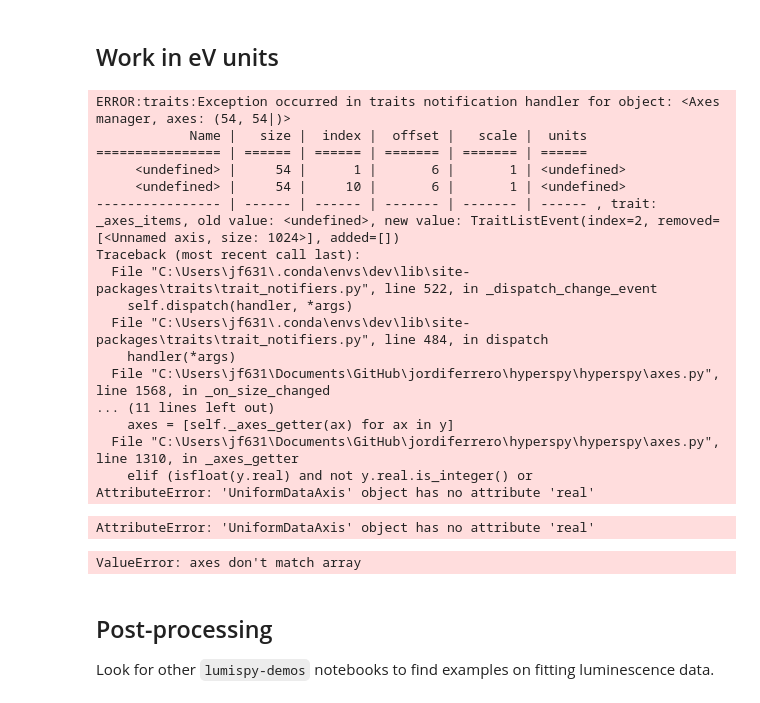
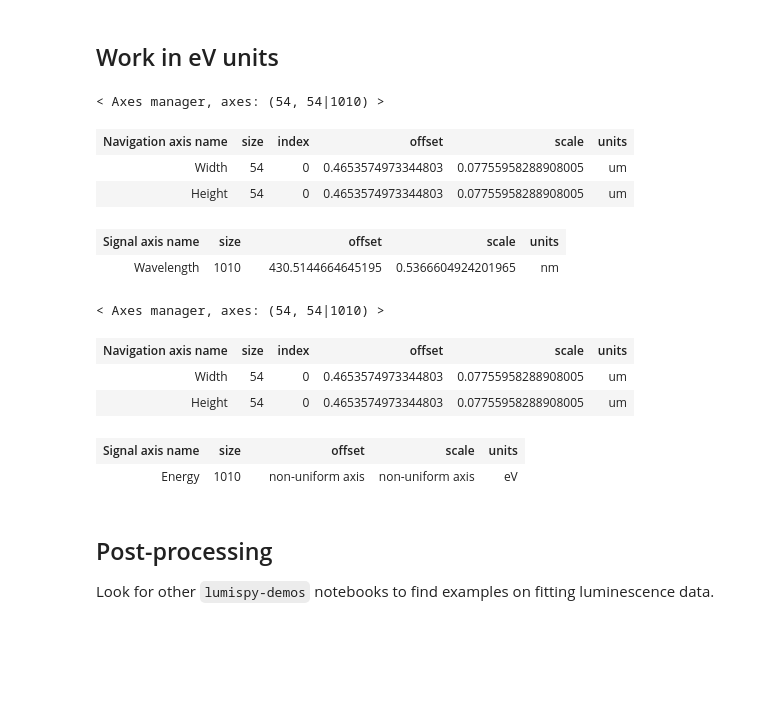
Before and after one commit to LumiSpy/lumispy-demos, a Jupyter notebook: AttolightSEM_HYP.ipynb, the cells around one changed output. Cells and saved outputs as stored; diff of their text form; code cells hidden in the pictures; blank space fills up the shorter version.

```diff
--- a/AttolightSEM_HYP.ipynb
+++ b/AttolightSEM_HYP.ipynb
@@ -41,8 +37,3 @@ WARNING:hyperspy.io:`signal_type='CL_SEM'` not understood. See `hs.print_known_s
-# %%
-cl = lum.signals.CLSEMSpectrum(cl)
-cl.axes_manager.signal_axes[0].offset = 426.7578430175781
-cl.axes_manager.signal_axes[0].scale = 0.5366604924201965
-cl.axes_manager.signal_axes[0].units = 'nm'
 # %% [markdown]
 ## Metadata
 
@@ -144,3 +121,5 @@ WARNING:hyperspy.misc.hist_tools:Estimated number of bins using `bins='fd'` is t
+# %%
+cl.remove_spikes(inplace=True)
 # %%
 # If not all spikes are removed, you can use the GUI to manually select pixels:
-cl_clean.remove_spikes(interactive=True, inplace=True)
+cl.remove_spikes(interactive=True, inplace=True)
@@ -172,23 +140,11 @@ cl_clean.mean().plot()
 # %% [markdown]
 ## Work in eV units
-# %%
-cl_clean.to_eV()
-# %% [output]
-ERROR:traits:Exception occurred in traits notification handler for object: <Axes manager, axes: (54, 54|)>
-            Name |   size |  index |  offset |   scale |  units
-================ | ====== | ====== | ======= | ======= | ======
-     <undefined> |     54 |      1 |       6 |       1 | <undefined>
-     <undefined> |     54 |     10 |       6 |       1 | <undefined>
----------------- | ------ | ------ | ------- | ------- | ------ , trait: _axes_items, old value: <undefined>, new value: TraitListEvent(index=2, removed=[<Unnamed axis, size: 1024>], added=[])
-Traceback (most recent call last):
-  File "C:\Users\jf631\.conda\envs\dev\lib\site-packages\traits\trait_notifiers.py", line 522, in _dispatch_change_event
-    self.dispatch(handler, *args)
-  File "C:\Users\jf631\.conda\envs\dev\lib\site-packages\traits\trait_notifiers.py", line 484, in dispatch
-    handler(*args)
-  File "C:\Users\jf631\Documents\GitHub\jordiferrero\hyperspy\hyperspy\axes.py", line 1568, in _on_size_changed
-... (11 lines left out)
-    axes = [self._axes_getter(ax) for ax in y]
-  File "C:\Users\jf631\Documents\GitHub\jordiferrero\hyperspy\hyperspy\axes.py", line 1310, in _axes_getter
-    elif (isfloat(y.real) and not y.real.is_integer() or
-AttributeError: 'UniformDataAxis' object has no attribute 'real'
-AttributeError: 'UniformDataAxis' object has no attribute 'real'
+# %%
+cl.axes_manager
+# %% [output]
+< Axes manager, axes: (54, 54|1010) >
+| Navigation axis name | size | index | offset | scale | units |
+| Width | 54 | 0 | 0.4653574973344803 | 0.07755958288908005 | um |
+| Height | 54 | 0 | 0.4653574973344803 | 0.07755958288908005 | um |
+| Signal axis name | size |  | offset | scale | units |
+| Wavelength | 1010 |  | 430.5144664645195 | 0.5366604924201965 | nm |
@@ -195,7 +153,14 @@ AttributeError: 'UniformDataAxis' object has no attribute 'real'
+# %%
+cl_ev.axes_manager
+# %% [output]
+< Axes manager, axes: (54, 54|1010) >
+| Navigation axis name | size | index | offset | scale | units |
+| Width | 54 | 0 | 0.4653574973344803 | 0.07755958288908005 | um |
+| Height | 54 | 0 | 0.4653574973344803 | 0.07755958288908005 | um |
+| Signal axis name | size |  | offset | scale | units |
+| Energy | 1010 |  | non-uniform axis | non-uniform axis | eV |
 # %%
-cl_clean.plot()
+cl_ev.plot()
-# %% [output]
-ValueError: axes don't match array
 # %% [markdown]
 ## Post-processing
 
```
Also changed, not shown: parts of 13 cells of this notebook.
